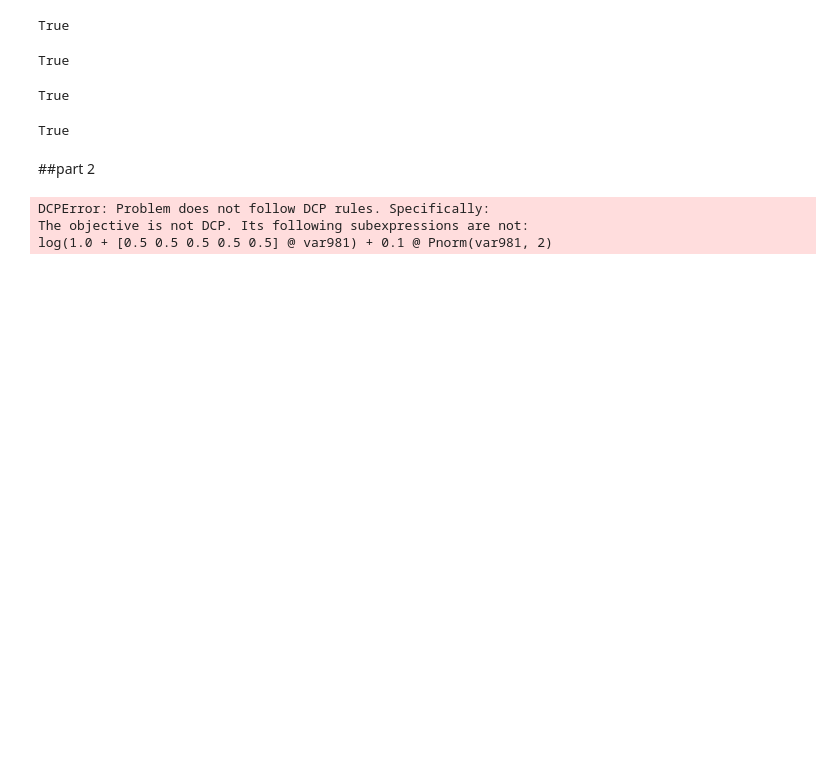
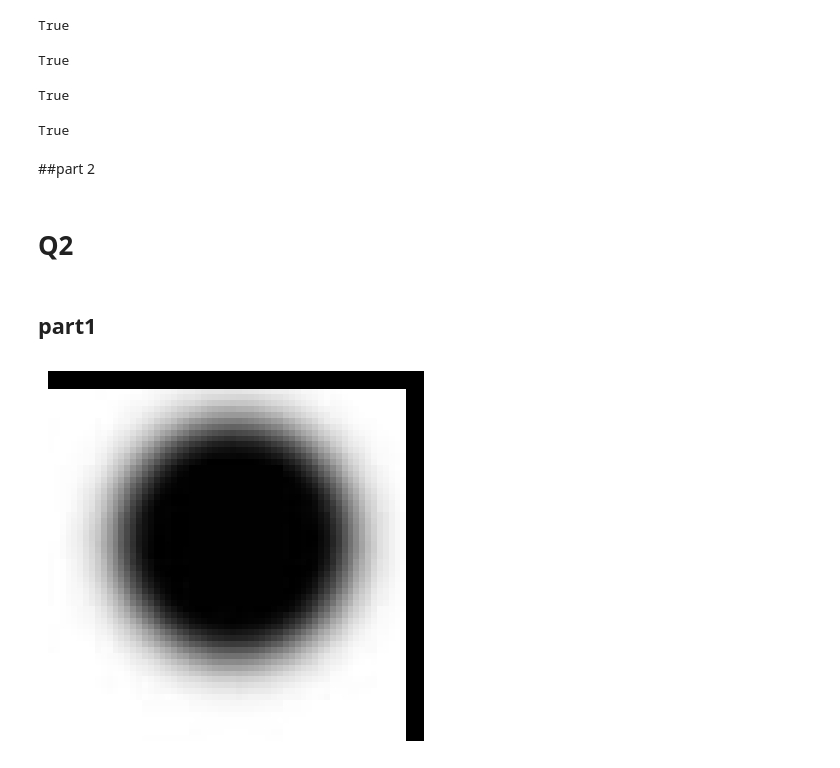
Before and after one commit to AmirHosseinNaghdi2003/convex-optimization, a Jupyter notebook: CHW1/CO_CHW1.ipynb, the cells around one changed output. Saved outputs shown, nothing was run; the diff lists cells and outputs as text; code cells hidden in the pictures; blank space fills up the shorter version.

```diff
--- a/CHW1/CO_CHW1.ipynb
+++ b/CHW1/CO_CHW1.ipynb
@@ -97,12 +97,55 @@ constraints = [cp.sum(x) <= 1]
 
 # Set up and solve the problem
 problem = cp.Problem(objective, constraints)
-problem.solve()
+#problem.solve()
 
 # Print the results
-print("Optimal value of x:", x.value)
-print("Optimal objective value:", problem.value) # The objective is already correct, no need to adjust
+#print("Optimal value of x:", x.value)
+#print("Optimal objective value:", problem.value) # The objective is already correct, no need to adjust
-# %% [output]
-DCPError: Problem does not follow DCP rules. Specifically:
-The objective is not DCP. Its following subexpressions are not:
-log(1.0 + [0.5 0.5 0.5 0.5 0.5] @ var981) + 0.1 @ Pnorm(var981, 2)
+# %% [markdown]
+# Q2
+# %% [markdown]
+## part1
+# %%
+import csv
+import numpy as np
+import cvxpy as cp
+from PIL import Image
+import matplotlib.pyplot as plt
+
+# Function to read the CSV image file
+def read_image(filename):
+    with open(filename, newline='') as f:
+        reader = csv.reader(f)
+        image = np.array([[float(pixel) for pixel in row] for row in reader])
+    return image
+
+# Function to perform LASSO regularization using convex optimization
+def lasso(Y, lam=1.0, p=1):
+    n, m = Y.shape
+    Θ = cp.Variable((n, m))
+
+    # Objective function
+    obj = 0.5 * cp.sum_squares(cp.vec(Y - Θ))
+    for i in range(n):
+        for j in range(m):
+            vec0 = cp.abs(Θ[i, j] - Θ[i, j+1]) if j < m - 1 else 0
+            vec1 = cp.abs(Θ[i, j] - Θ[i+1, j]) if i < n - 1 else 0
+            obj += lam * cp.norm(cp.vstack([vec0, vec1]), p)
+
+    # Solve the problem
+    prob = cp.Problem(cp.Minimize(obj))
+    prob.solve(solver=cp.SCS, verbose=False)
+    return prob.value, Θ.value
+
+# Display function for grayscale images
+def display_grayscale_image(img_array):
+    img = Image.fromarray((img_array * 255).astype(np.uint8))
+    plt.imshow(img, cmap='gray')
+    plt.axis('off')
+    plt.show()
+# %%
+toy = read_image("toy.csv")
+display_grayscale_image(toy)
+# %% [output]
+[figure, added]
```
Also changed, not shown: parts of 5 cells of this notebook.
